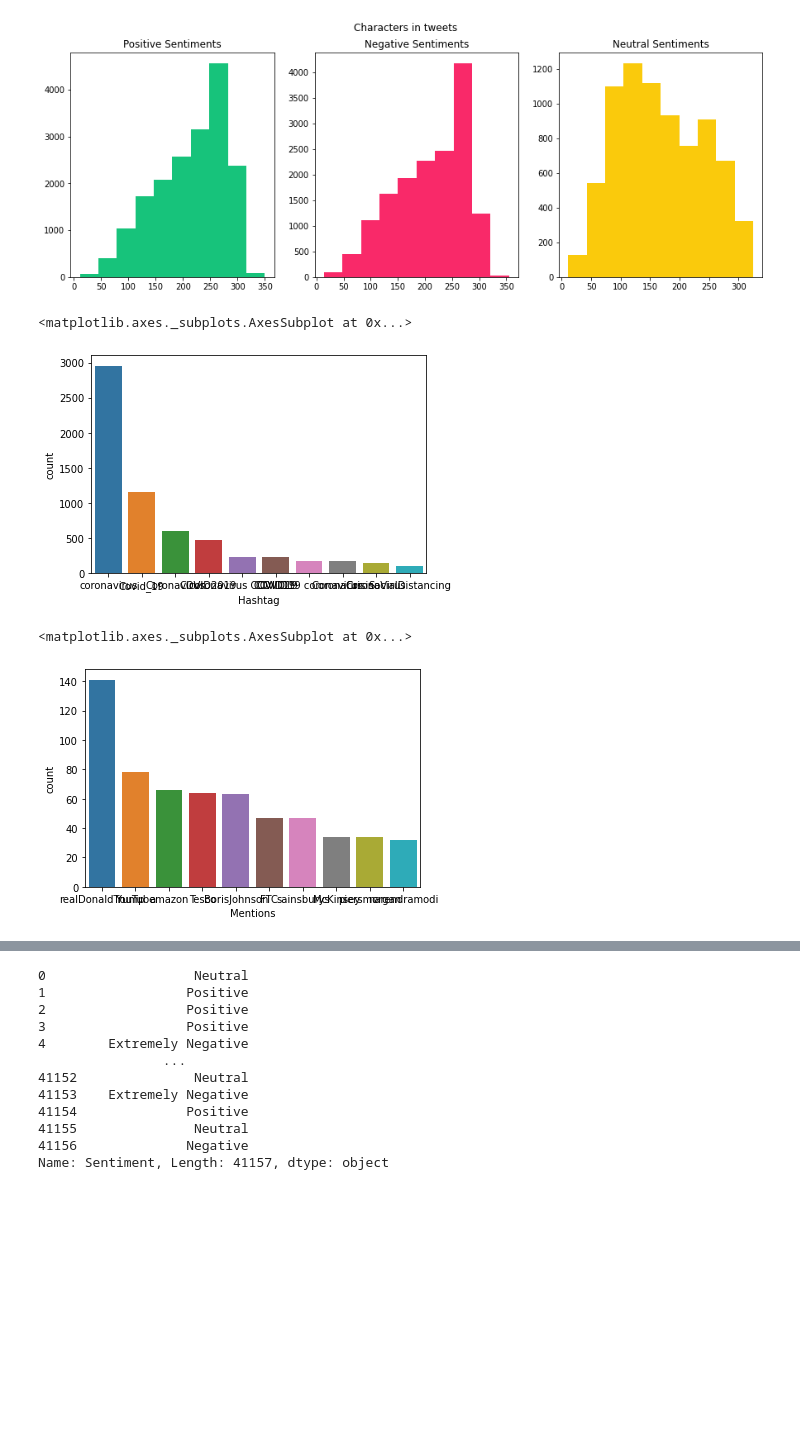
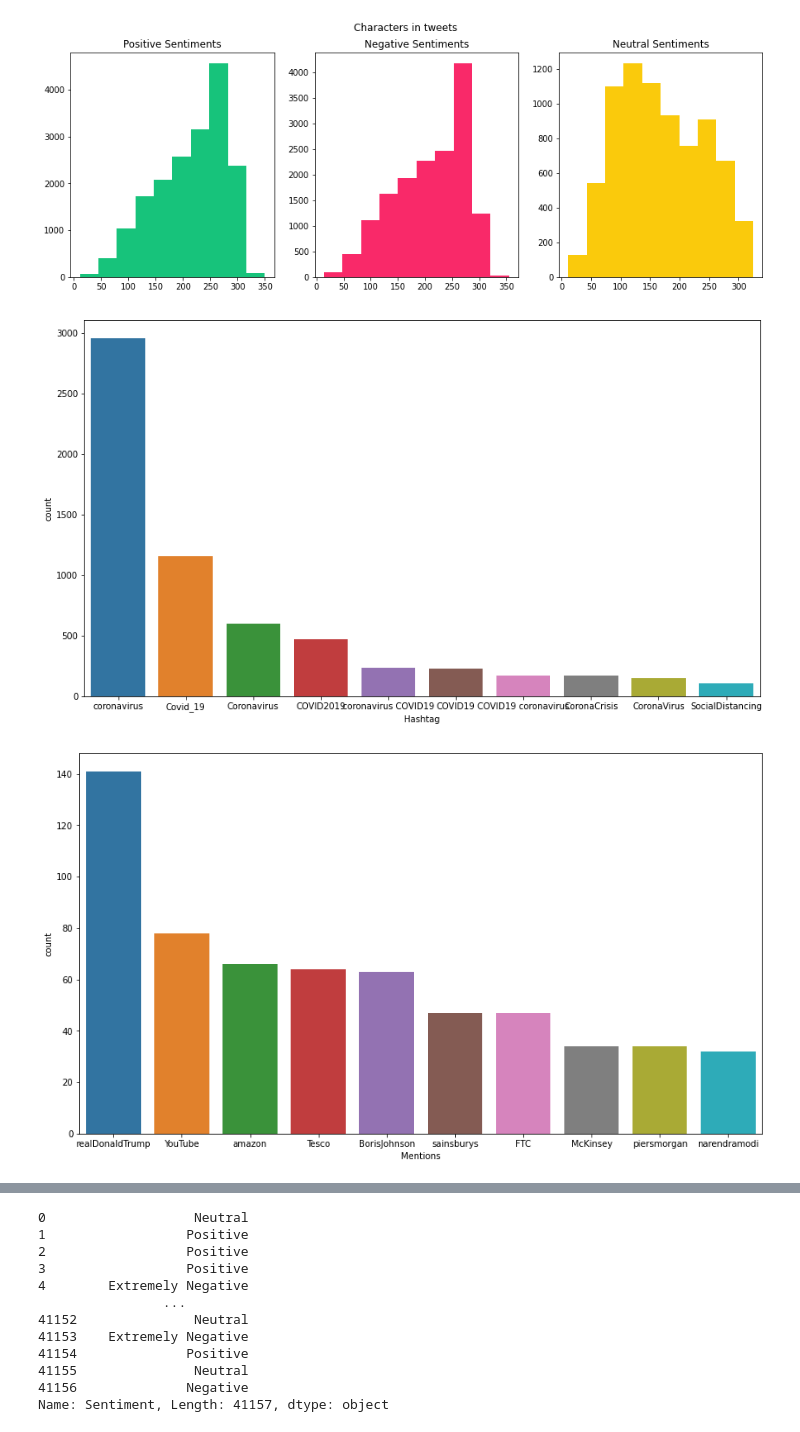
Before and after one commit to ace26597/Covid-Tweet-Analysis-and-Recommendation, a Jupyter notebook: Covid_NLP.ipynb, the cells around one changed output, grey strips where cells are left out. Saved outputs shown, nothing was run; the diff lists cells and outputs as text; code cells hidden in the pictures; blank space fills up the shorter version.

```diff
--- a/Covid_NLP.ipynb
+++ b/Covid_NLP.ipynb
@@ -251,16 +260,17 @@ plt.show()
 # %% [output]
 [figure]
 # %%
+plt.figure(figsize = (14,8))
 def find_hash(text):
     line=re.findall(r'(?<=#)\w+',text)
     return " ".join(line)
 df['hash']=df['text'].apply(lambda x:find_hash(x))
 temp=df['hash'].value_counts()[:][1:11]
 temp= temp.to_frame().reset_index().rename(columns={'index':'Hashtag','hash':'count'})
 sns.barplot(x="Hashtag",y="count", data = temp)
+plt.show()
 # %% [output]
-<matplotlib.axes._subplots.AxesSubplot at 0x...>
-[figure, old version]
+[figure, new version]
 # %%
 def mentions(text):
     line=re.findall(r'(?<=@)\w+',text)
@@ -269,11 +279,11 @@ df['mentions']=df['text'].apply(lambda x:mentions(x))
 
 temp=df['mentions'].value_counts()[:][1:11]
 temp =temp.to_frame().reset_index().rename(columns={'index':'Mentions','mentions':'count'})
-
+plt.figure(figsize = (14,8))
 sns.barplot(x="Mentions",y="count", data = temp)
+plt.show()
 # %% [output]
-<matplotlib.axes._subplots.AxesSubplot at 0x...>
-[figure, old version]
+[figure, new version]
 # %%
 !pip install geopandas
 # %% [output]
```
Also changed, not shown: parts of 20 cells of this notebook.
